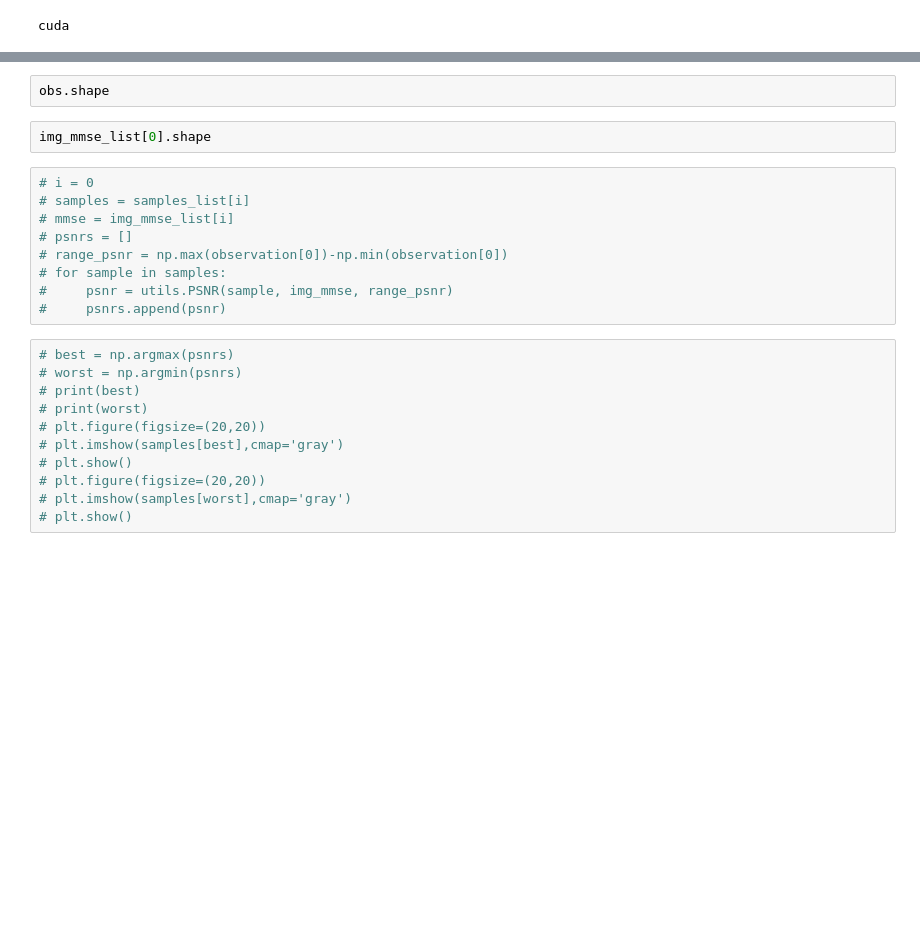
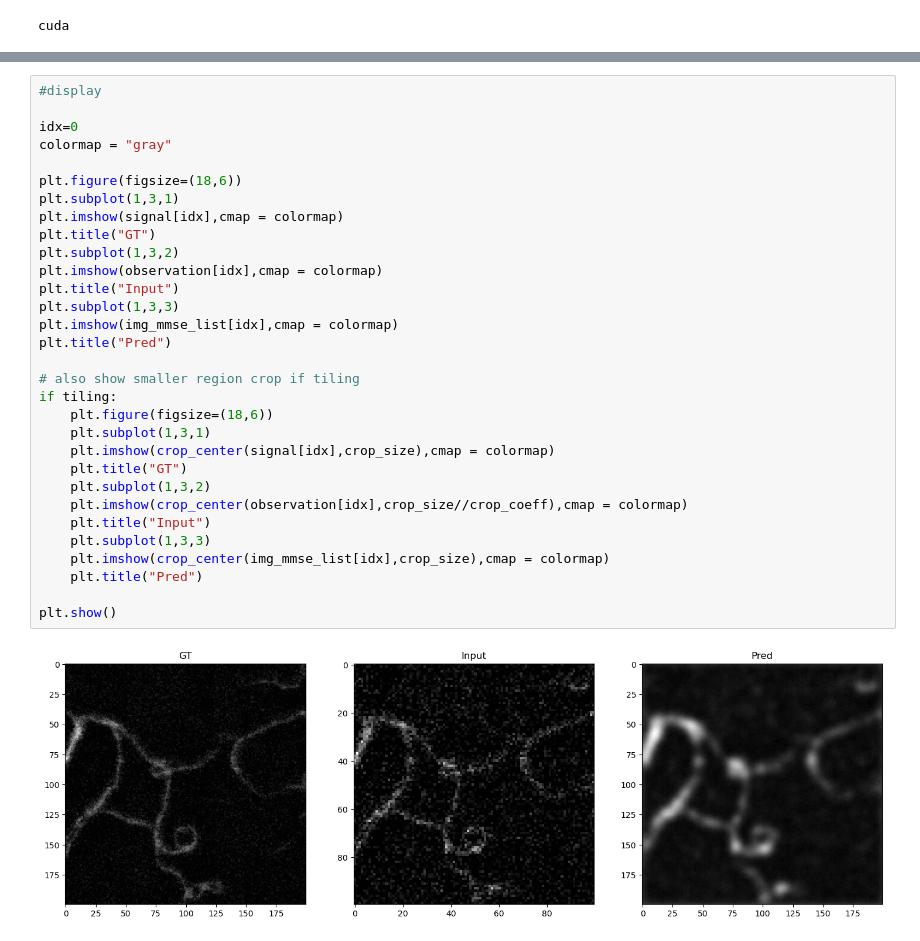
Before and after one commit to GuillaumeMinet/HDN_tests, a Jupyter notebook: MyScripts/Inference.ipynb, the cells around one changed output, grey strips where cells are left out. Cells and saved outputs as stored; diff of their text form; blank space fills up the shorter version.

```diff
--- a/MyScripts/Inference.ipynb
+++ b/MyScripts/Inference.ipynb
@@ -311,24 +267,33 @@ for i in range(n_pred):
-# %%
-obs.shape
-# %%
-img_mmse_list[0].shape
-# %%
-# i = 0
-# samples = samples_list[i]
-# mmse = img_mmse_list[i]
-# psnrs = []
-# range_psnr = np.max(observation[0])-np.min(observation[0])
-# for sample in samples:
-#     psnr = utils.PSNR(sample, img_mmse, range_psnr)
-#     psnrs.append(psnr)
-# %%
-# best = np.argmax(psnrs)
-# worst = np.argmin(psnrs)
-# print(best)
-# print(worst)
-# plt.figure(figsize=(20,20))
-# plt.imshow(samples[best],cmap='gray')
-# plt.show()
-# plt.figure(figsize=(20,20))
-# plt.imshow(samples[worst],cmap='gray')
-# plt.show()
+# %%
+#display
+
+idx=0
+colormap = "gray"
+
+plt.figure(figsize=(18,6))
+plt.subplot(1,3,1)
+plt.imshow(signal[idx],cmap = colormap)
+plt.title("GT")
+plt.subplot(1,3,2)
+plt.imshow(observation[idx],cmap = colormap)
+plt.title("Input")
+plt.subplot(1,3,3)
+plt.imshow(img_mmse_list[idx],cmap = colormap)
+plt.title("Pred")
+
+# also show smaller region crop if tiling
+if tiling:
+    plt.figure(figsize=(18,6))
+    plt.subplot(1,3,1)
+    plt.imshow(crop_center(signal[idx],crop_size),cmap = colormap)
+    plt.title("GT")
+    plt.subplot(1,3,2)
+    plt.imshow(crop_center(observation[idx],crop_size//crop_coeff),cmap = colormap)
+    plt.title("Input")
+    plt.subplot(1,3,3)
+    plt.imshow(crop_center(img_mmse_list[idx],crop_size),cmap = colormap)
+    plt.title("Pred")
+
+plt.show()
+# %% [output]
+[figure, added]
```
Also changed, not shown: parts of 6 cells of this notebook, 2 other files.
